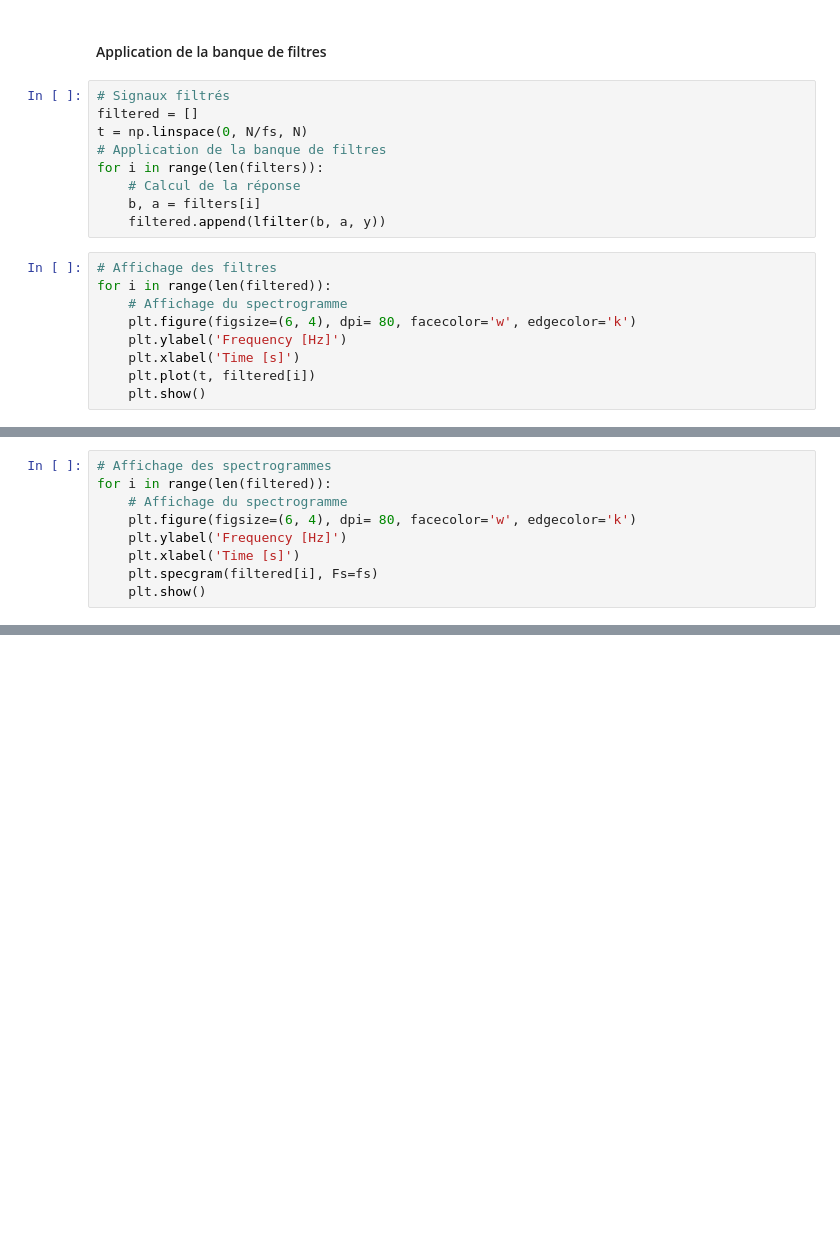
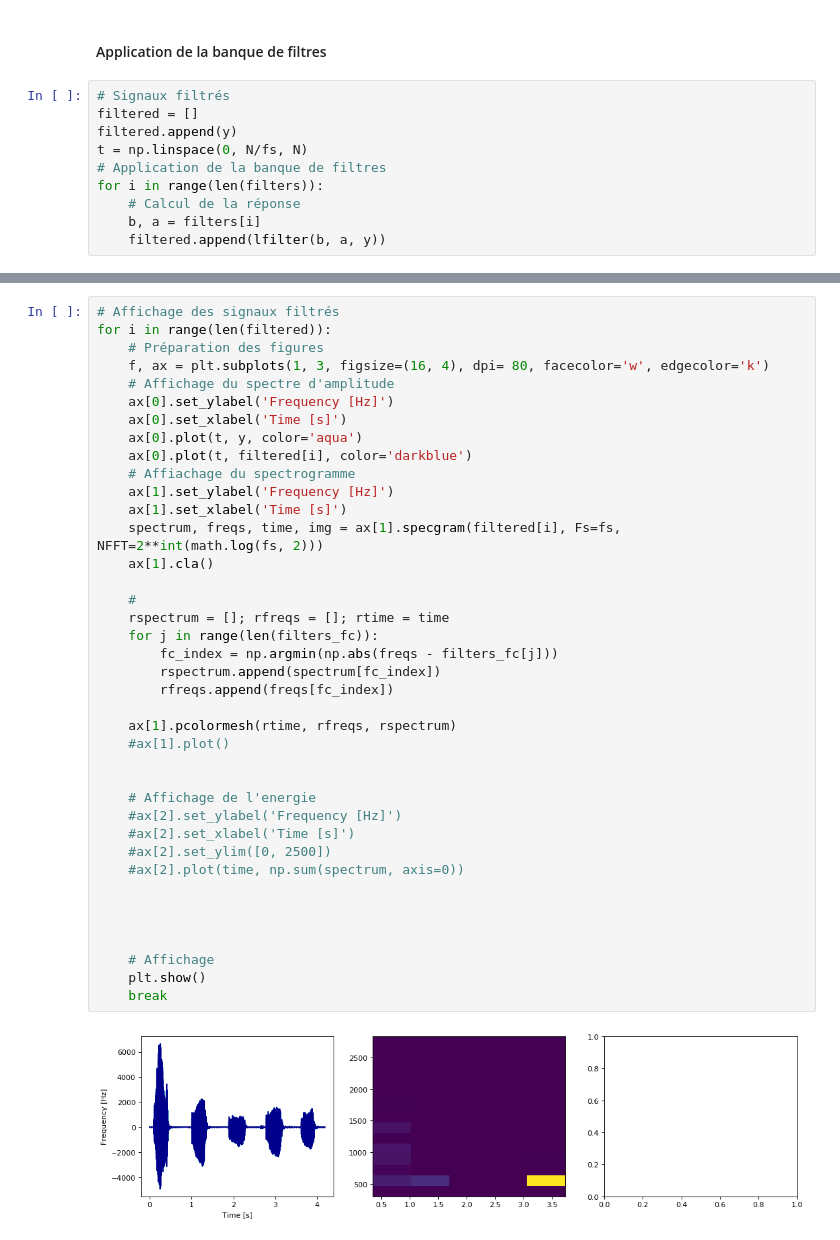
Before and after one commit to lowlighter/sound, a Jupyter notebook: Projet M1.ipynb, the cells around one changed output, grey strips where cells are left out. Saved outputs shown, nothing was run; the diff lists cells and outputs as text; blank space fills up the shorter version.

Commit message:
Added spectrogramm

```diff
--- a/Projet M1.ipynb
+++ b/Projet M1.ipynb
@@ -137,18 +147,10 @@ plt.show()
 # %%
 # Signaux filtrés
 filtered = []
+filtered.append(y)
 t = np.linspace(0, N/fs, N)
 # Application de la banque de filtres
 for i in range(len(filters)):
     # Calcul de la réponse
     b, a = filters[i]
     filtered.append(lfilter(b, a, y))
-# %%
-# Affichage des filtres
-for i in range(len(filtered)):
-    # Affichage du spectrogramme
-    plt.figure(figsize=(6, 4), dpi= 80, facecolor='w', edgecolor='k')
-    plt.ylabel('Frequency [Hz]')
-    plt.xlabel('Time [s]')
-    plt.plot(t, filtered[i])
-    plt.show()
@@ -169,9 +156,0 @@ for i in range(len(filtered)):
-# %%
-# Affichage des spectrogrammes
-for i in range(len(filtered)):
-    # Affichage du spectrogramme
-    plt.figure(figsize=(6, 4), dpi= 80, facecolor='w', edgecolor='k')
-    plt.ylabel('Frequency [Hz]')
-    plt.xlabel('Time [s]')
-    plt.specgram(filtered[i], Fs=fs)
-    plt.show()
@@ -191,0 +157,41 @@ for i in range(len(filtered)):
+# %%
+# Affichage des signaux filtrés
+for i in range(len(filtered)):
+    # Préparation des figures
+    f, ax = plt.subplots(1, 3, figsize=(16, 4), dpi= 80, facecolor='w', edgecolor='k')
+    # Affichage du spectre d'amplitude
+    ax[0].set_ylabel('Frequency [Hz]')
+    ax[0].set_xlabel('Time [s]')
+    ax[0].plot(t, y, color='aqua')
+    ax[0].plot(t, filtered[i], color='darkblue')
+    # Affiachage du spectrogramme
+    ax[1].set_ylabel('Frequency [Hz]')
+    ax[1].set_xlabel('Time [s]')
+    spectrum, freqs, time, img = ax[1].specgram(filtered[i], Fs=fs, NFFT=2**int(math.log(fs, 2)))
+    ax[1].cla()
+
+    #
+    rspectrum = []; rfreqs = []; rtime = time
+    for j in range(len(filters_fc)):
+        fc_index = np.argmin(np.abs(freqs - filters_fc[j]))
+        rspectrum.append(spectrum[fc_index])
+        rfreqs.append(freqs[fc_index])
+
+    ax[1].pcolormesh(rtime, rfreqs, rspectrum)
+    #ax[1].plot()
+
+
+    # Affichage de l'energie
+    #ax[2].set_ylabel('Frequency [Hz]')
+    #ax[2].set_xlabel('Time [s]')
+    #ax[2].set_ylim([0, 2500])
+    #ax[2].plot(time, np.sum(spectrum, axis=0))
+
+
+
+
+    # Affichage
+    plt.show()
+    break
+# %% [output]
+[figure, added]
```
Also changed, not shown: parts of 8 cells of this notebook.
